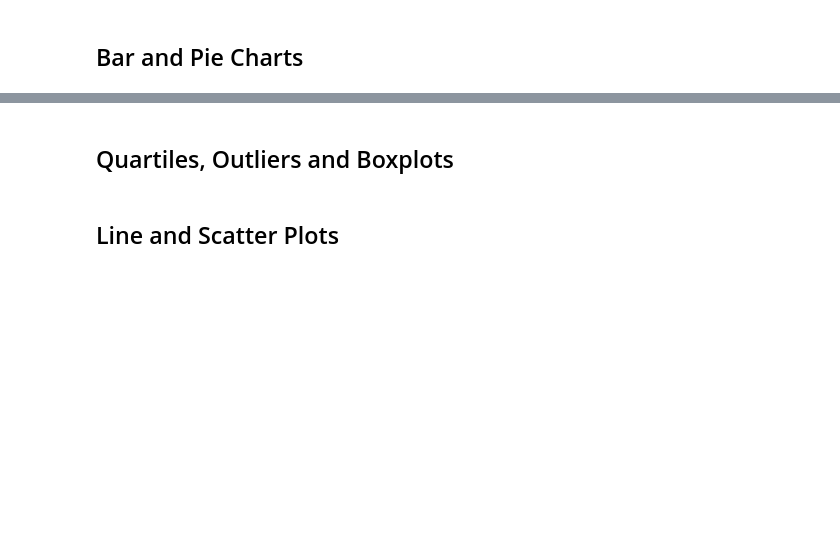
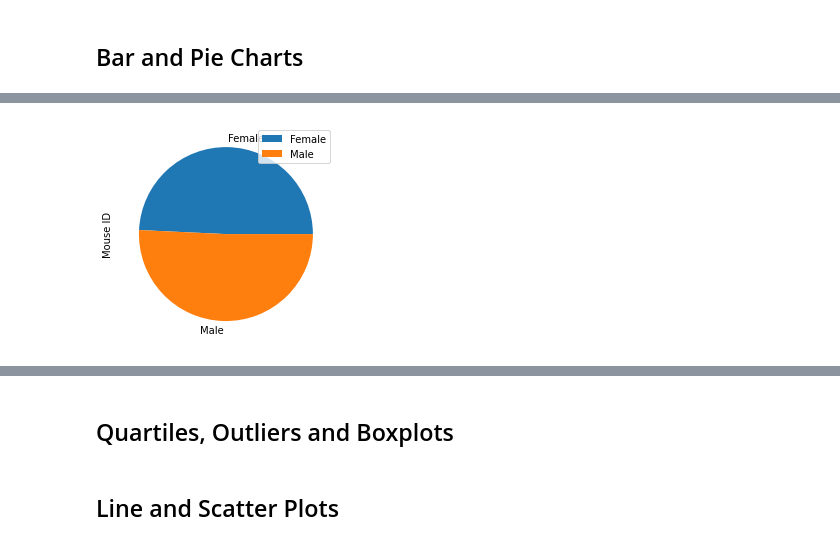
Before and after one commit to jbeachy21/Pymaceuticals, a Jupyter notebook: pymaceuticals_starter.ipynb, the cells around one changed output, grey strips where cells are left out. Cells and saved outputs as stored; diff of their text form; code cells hidden in the pictures; blank space fills up the shorter version.

```diff
--- a/pymaceuticals_starter.ipynb
+++ b/pymaceuticals_starter.ipynb
@@ -142,4 +146,9 @@ mouseTimepoint_df =
 # %%
 # Generate a pie plot showing the distribution of female versus male mice using pandas
+MouseSex = all_data.groupby('Sex').count()
+#MouseSex.plot.pie(y='Sex')
+MouseSex = MouseSex.plot.pie(y = 'Mouse ID')
+# %% [output]
+[figure, added]
 # %%
 # Generate a pie plot showing the distribution of female versus male mice using pyplot
```
Also changed, not shown: parts of 10 cells of this notebook.
